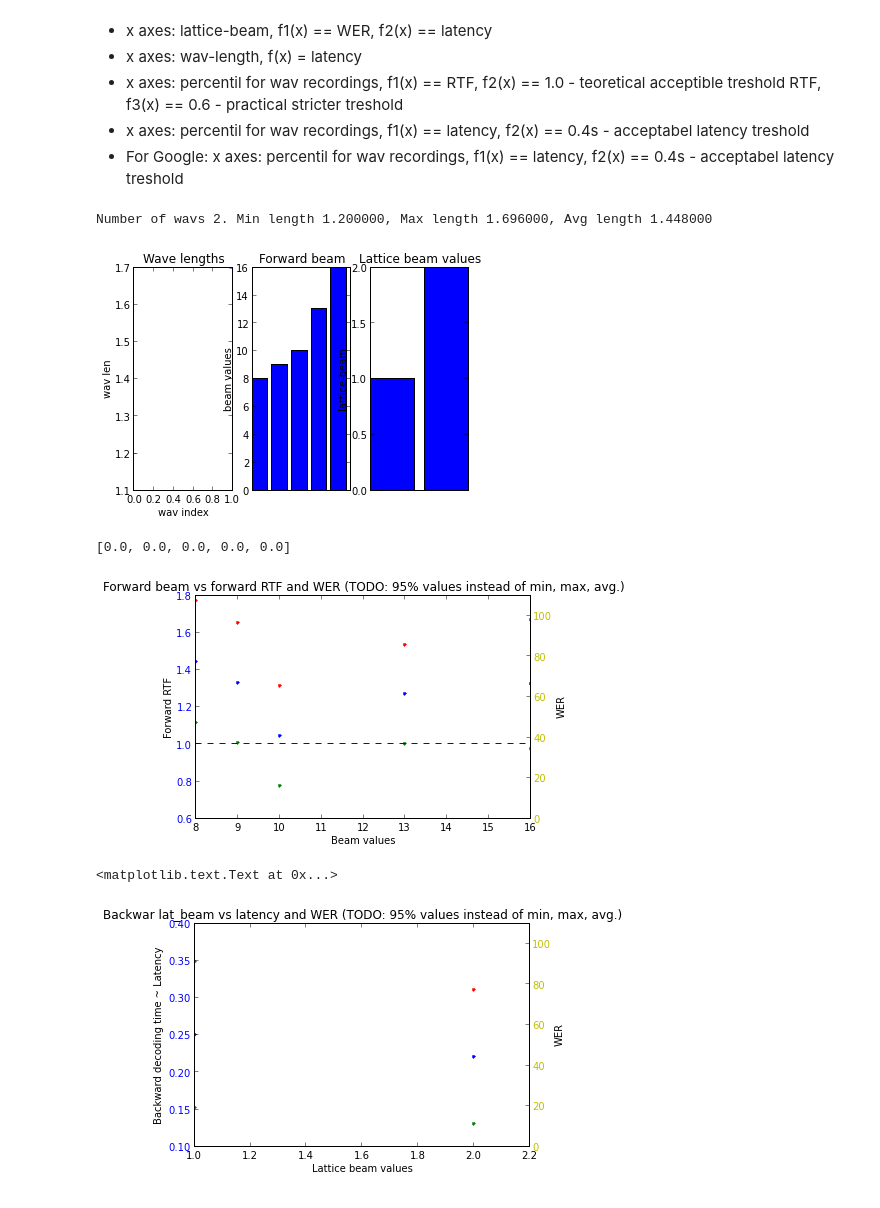
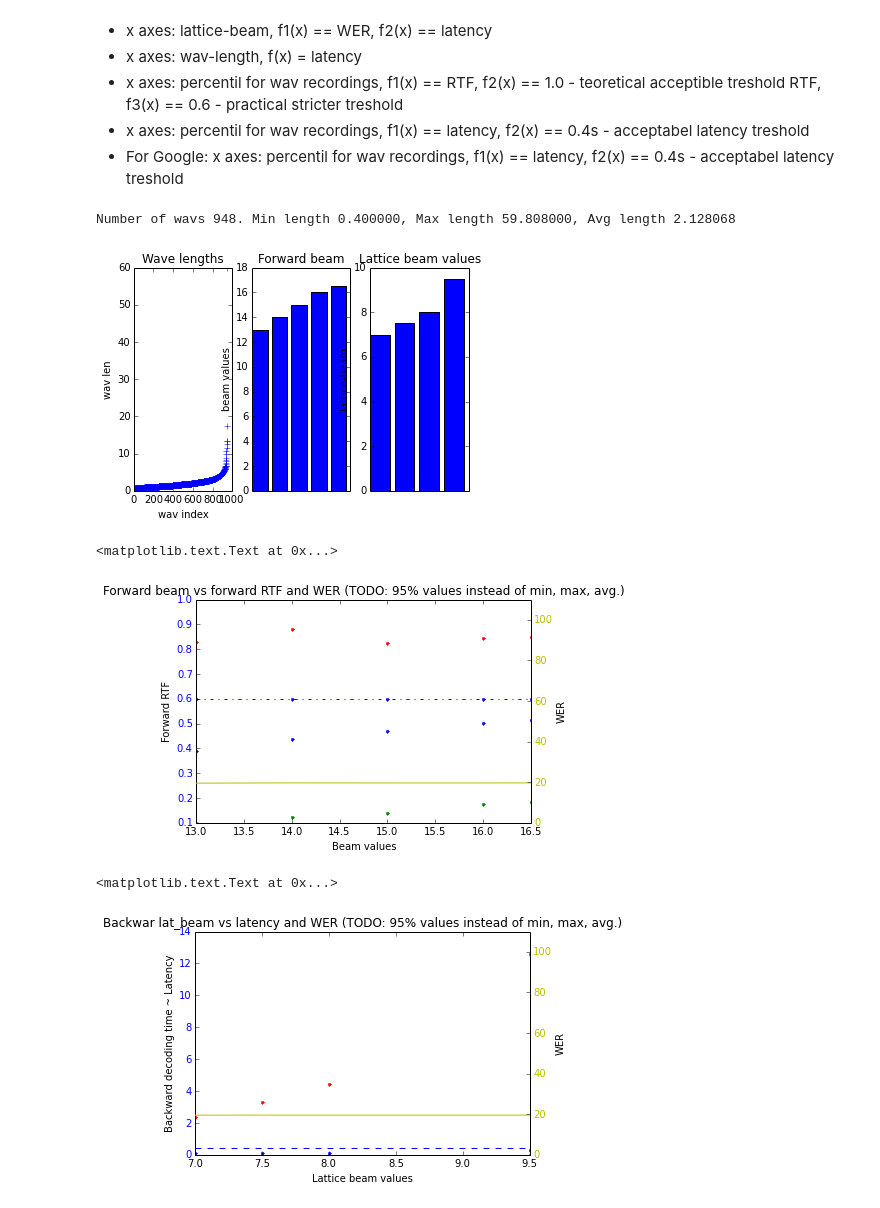
Before and after one commit to oplatek/pykaldi-eval, a Jupyter notebook: Pykaldi-evaluation.ipynb, the cells around one changed output. Cells and saved outputs as stored; diff of their text form; code cells hidden in the pictures.

```diff
--- a/Pykaldi-evaluation.ipynb
+++ b/Pykaldi-evaluation.ipynb
@@ -20,8 +22,7 @@ UserRecord = namedtuple('UserRecord',
                         ['wav_name', 'wav_len', 'beam', 'lattice_beam', 'max_active', 'forwardlen', 'backwardlen'])
 
 
-# with open('./records4_pickled.log', 'r') as r:
-with open('./test', 'r') as r:
+with open('./test_16_wer_collect.pickle.txt', 'r') as r:
     sys_time_r = pickle.load(r)
     user_time_r = pickle.load(r)
 
@@ -66,43 +67,44 @@ bar(range(len(lat_beam_range)), lat_beam_range)
 frame = gca()
 frame.axes.get_xaxis().set_visible(False)
 # %% [output]
-Number of wavs 2. Min length 1.200000, Max length 1.696000, Avg length 1.448000
+Number of wavs 948. Min length 0.400000, Max length 59.808000, Avg length 2.128068
-[figure, old version]
+[figure, new version]
 # %%
 lat_beam, max_active = lat_beam_range[0], max_active_range[0]
 minf, avgf, maxf, werl = [], [], [], []
 for beam in beam_range:
     forwardrtf = [ rec.forwardlen / float(rec.wav_len) for rec in user_time_r if rec.beam == beam and rec.lattice_beam == lat_beam
                     and rec.max_active == max_active]
     wers = [ cwer(rec.ins, rec.dl, rec.sub, rec.refer_words) for rec in sys_time_r if rec.beam == beam and rec.lattice_beam == lat_beam
                     and rec.max_active == max_active]
     assert len(wers) == 1, 'wer is computed for each setting on all utterances at once-> 1 value'
     werl.append(wers[0])
     minf.append(min(forwardrtf))
     avgf.append(sum(forwardrtf) / float(len(forwardrtf)))
     maxf.append(max(forwardrtf))
 
 fig, ax1 = subplots()
 ax1.plot(beam_range, minf, '.g')
 ax1.plot(beam_range, avgf, '.b')
 ax1.plot(beam_range, [1.0] * len(beam_range), 'b--')
+ax1.plot(beam_range, [0.6] * len(beam_range), 'b.-.')
 ax1.plot(beam_range, maxf, '.r')
 ax1.set_xlabel('Beam values')
 ax1.set_ylabel('Forward RTF')
 for tl in ax1.get_yticklabels():
     tl.set_color('b')
 
 ax2 = ax1.twinx()
 ax2.plot(beam_range, werl, 'y')
 ax2.set_ylabel('WER')
 ylim([0, 110])
 for tl in ax2.get_yticklabels():
     tl.set_color('y')
 
 title('Forward beam vs forward RTF and WER (TODO: 95% values instead of min, max, avg.)')
 # %% [output]
-[0.0, 0.0, 0.0, 0.0, 0.0]
+<matplotlib.text.Text at 0x...>
-[figure, old version]
+[figure, new version]
 # %%
 beam, max_active = beam_range[0], max_active_range[0]
 minf, avgf, maxf, werl = [], [], [], []
@@ -137,7 +139,7 @@ for tl in ax2.get_yticklabels():
 title('Backwar lat_beam vs latency and WER (TODO: 95% values instead of min, max, avg.)')
 # %% [output]
 <matplotlib.text.Text at 0x...>
-[figure, old version]
+[figure, new version]
 # %%
 lat_beam, max_active = lat_beam_range[0], max_active_range[0]
 minb, avgb, maxb = [], [], []
```
Also changed, not shown: parts of 4 cells of this notebook.
